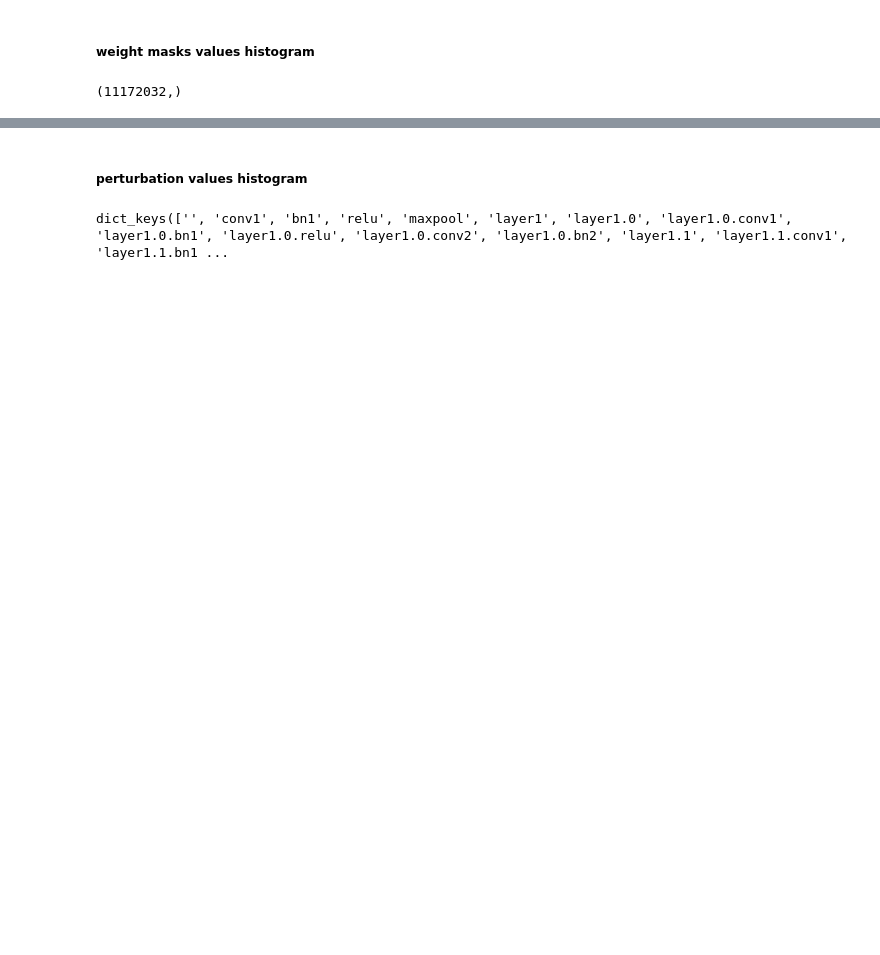
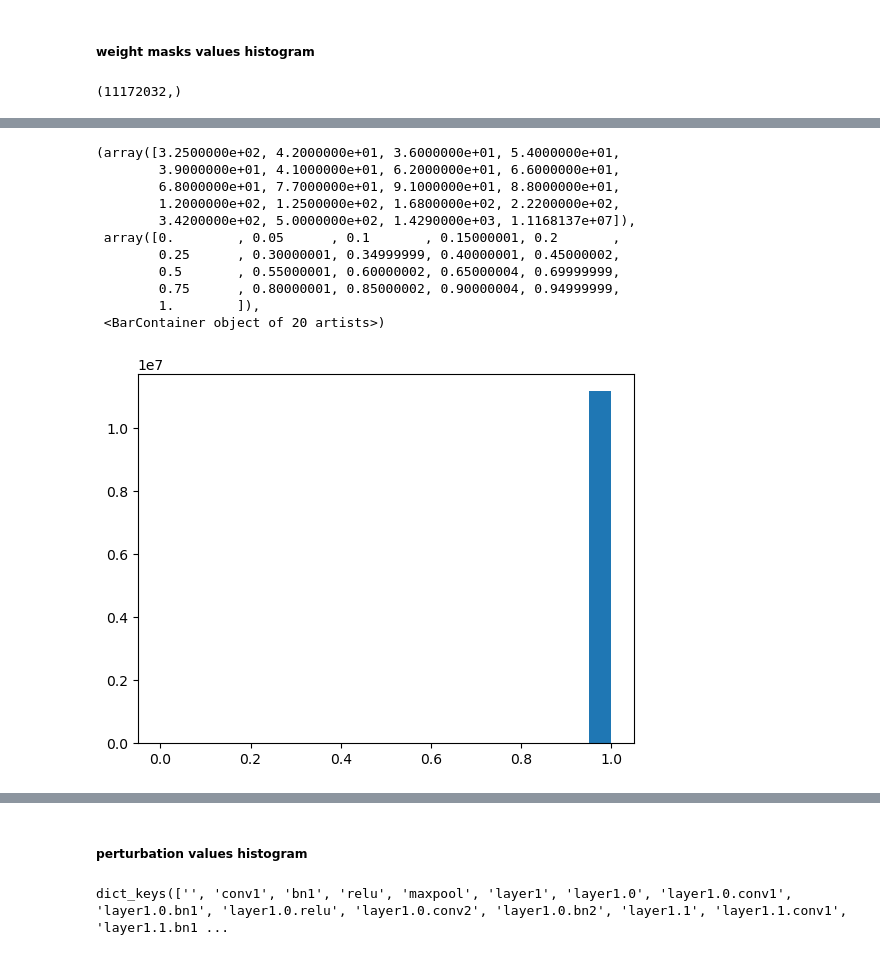
Before and after one commit to nikitamahmoudi/EECS6322Project, a Jupyter notebook: pruning_2a.ipynb, the cells around one changed output, grey strips where cells are left out. Saved outputs shown, nothing was run; the diff lists cells and outputs as text; code cells hidden in the pictures; blank space fills up the shorter version.

```diff
--- a/pruning_2a.ipynb
+++ b/pruning_2a.ipynb
@@ -224,3 +224,18 @@ plt.hist(all_masks_values, bins=20, log=True)
+# %%
+plt.hist(all_masks_values, bins=20)
+# %% [output]
+(array([3.2500000e+02, 4.2000000e+01, 3.6000000e+01, 5.4000000e+01,
+        3.9000000e+01, 4.1000000e+01, 6.2000000e+01, 6.6000000e+01,
+        6.8000000e+01, 7.7000000e+01, 9.1000000e+01, 8.8000000e+01,
+        1.2000000e+02, 1.2500000e+02, 1.6800000e+02, 2.2200000e+02,
+        3.4200000e+02, 5.0000000e+02, 1.4290000e+03, 1.1168137e+07]),
+ array([0.        , 0.05      , 0.1       , 0.15000001, 0.2       ,
+        0.25      , 0.30000001, 0.34999999, 0.40000001, 0.45000002,
+        0.5       , 0.55000001, 0.60000002, 0.65000004, 0.69999999,
+        0.75      , 0.80000001, 0.85000002, 0.90000004, 0.94999999,
+        1.        ]),
+ <BarContainer object of 20 artists>)
+[figure, added]
 # %%
 # np.mean(all_masks_values)
 np.std(all_masks_values)    # 0.0? they did not change at all!
```
Also changed, not shown: parts of 14 cells of this notebook, 1 other file.
